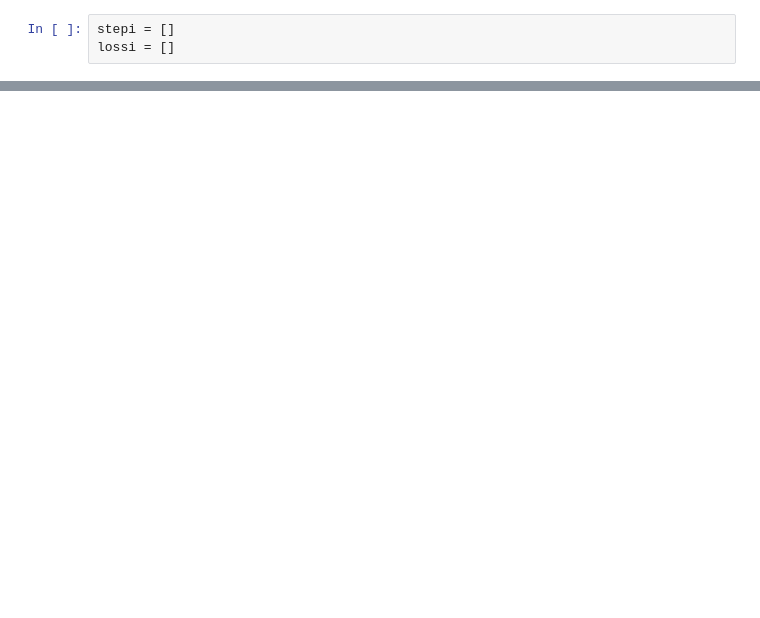
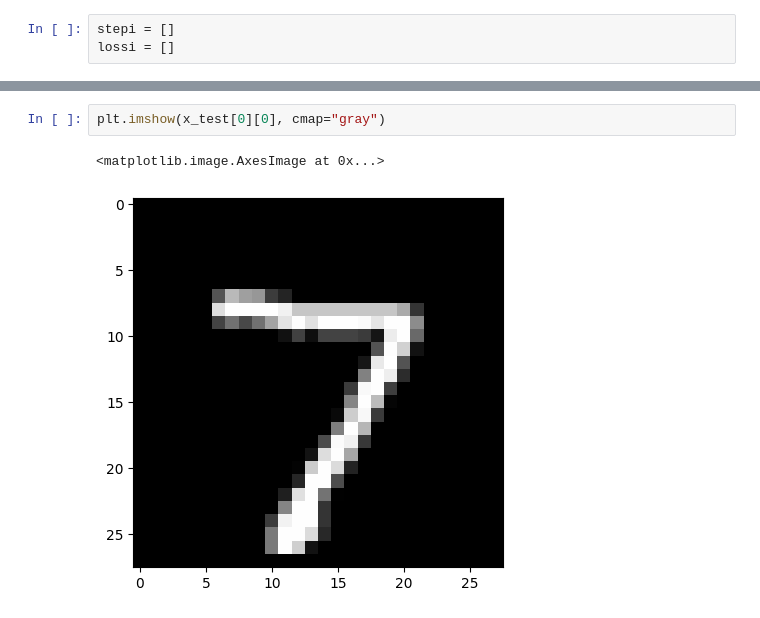
Before and after one commit to hackasaur/Digit-Recognition, a Jupyter notebook: notebooks/Digit_recognition.ipynb, the cells around one changed output, grey strips where cells are left out. Saved outputs shown, nothing was run; the diff lists cells and outputs as text; blank space fills up the shorter version.

```diff
--- a/notebooks/Digit_recognition.ipynb
+++ b/notebooks/Digit_recognition.ipynb
@@ -178,0 +233,5 @@ plt.plot(stepi, lossi)
+# %%
+plt.imshow(x_test[0][0], cmap="gray")
+# %% [output]
+<matplotlib.image.AxesImage at 0x...>
+[figure, added]
```
Also changed, not shown: parts of 19 cells of this notebook, 6 other files.
